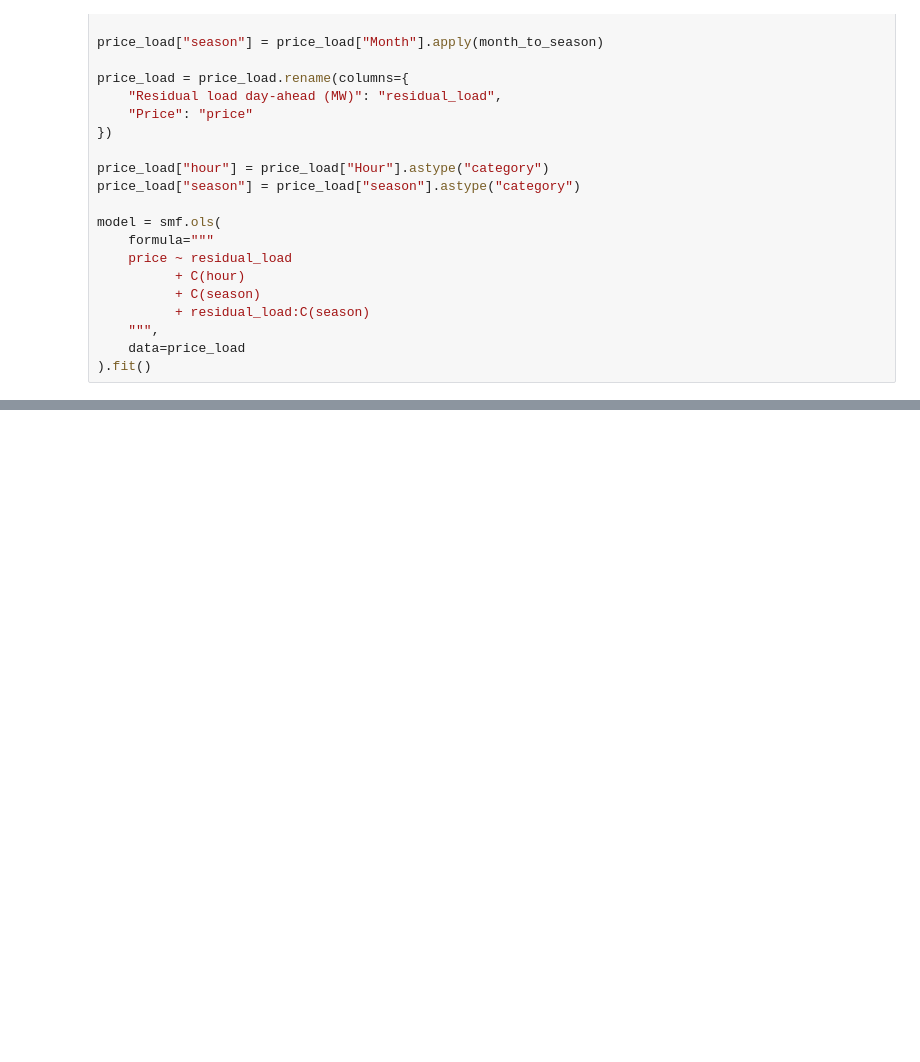
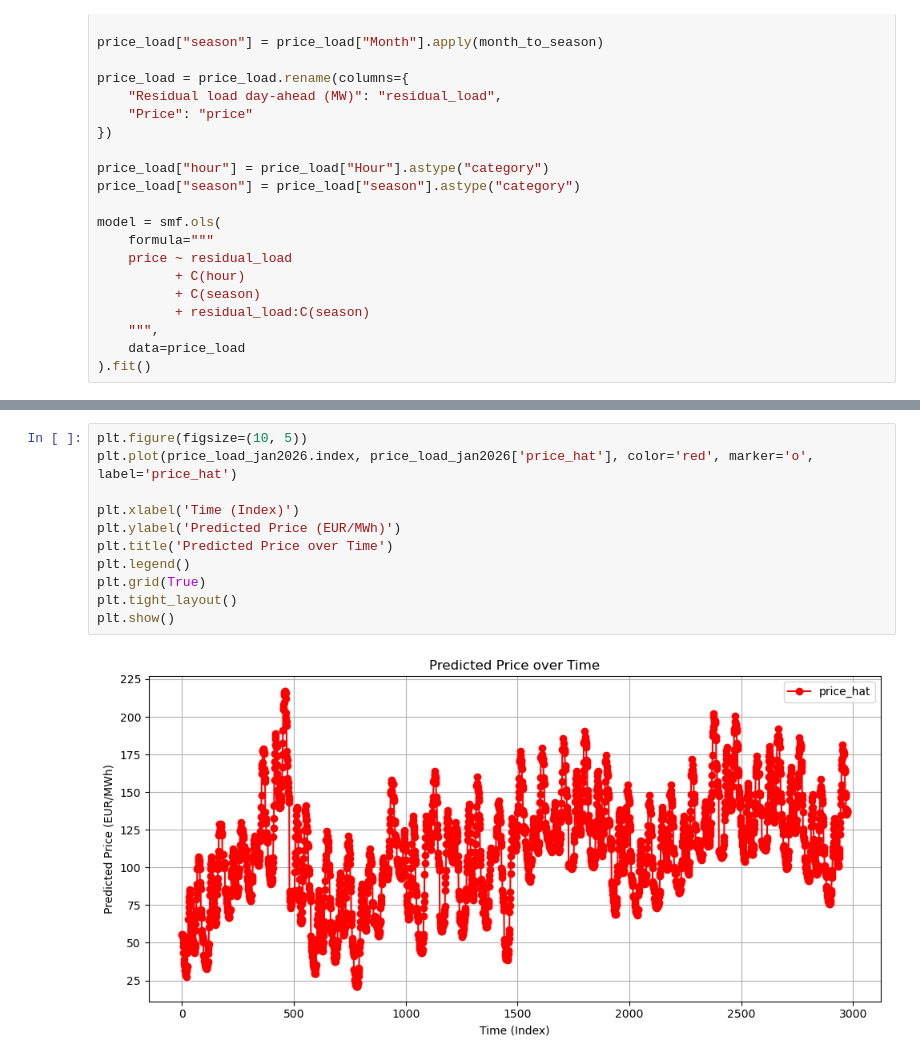
Before and after one commit to nickleu/EnergyMarket_NL, a Jupyter notebook: Notebooks/03_conditional_linear_models.ipynb, the cells around one changed output, grey strips where cells are left out. Drawn from its saved outputs; the diff is of its cells as text; blank space fills up the shorter version.

```diff
--- a/Notebooks/03_conditional_linear_models.ipynb
+++ b/Notebooks/03_conditional_linear_models.ipynb
@@ -92,0 +152,13 @@ print(X_new)
+# %%
+plt.figure(figsize=(10, 5))
+plt.plot(price_load_jan2026.index, price_load_jan2026['price_hat'], color='red', marker='o', label='price_hat')
+
+plt.xlabel('Time (Index)')
+plt.ylabel('Predicted Price (EUR/MWh)')
+plt.title('Predicted Price over Time')
+plt.legend()
+plt.grid(True)
+plt.tight_layout()
+plt.show()
+# %% [output]
+[figure, added]
```
Also changed, not shown: parts of 3 cells of this notebook, 15 other files.
